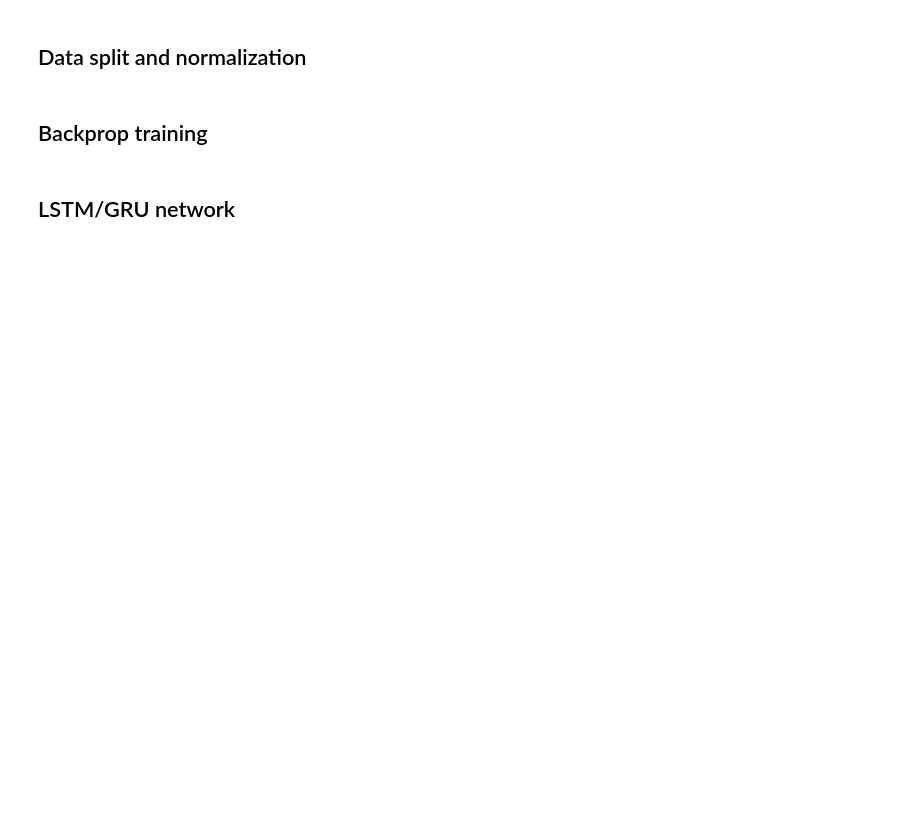
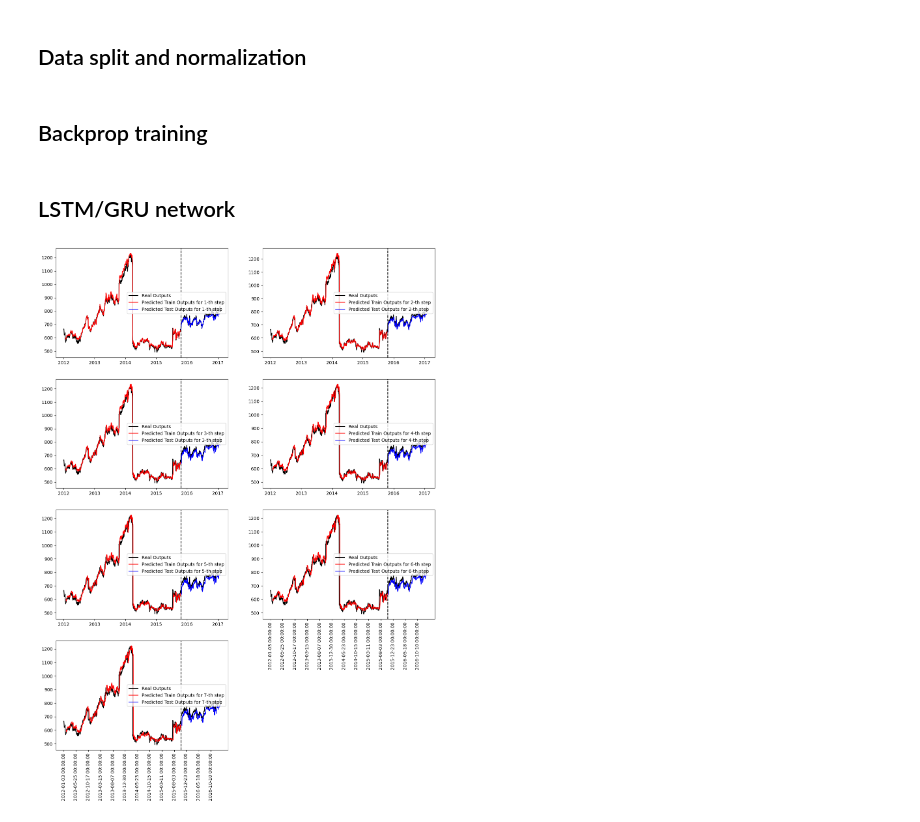
Before and after one commit to Mage-Knight/Intelligent_decision_support_systems, a Jupyter notebook: Lab3/idss-lab-3.ipynb, the cells around one changed output. Saved outputs shown, nothing was run; the diff lists cells and outputs as text; code cells hidden in the pictures; blank space fills up the shorter version.

```diff
--- a/Lab3/idss-lab-3.ipynb
+++ b/Lab3/idss-lab-3.ipynb
@@ -111,6 +127,8 @@ class TimeSeriesDataset(data.TensorDataset):
                  target_feat=TARGET_NAME):
         self.in_data_size = in_data_size
         self.out_data_size = out_data_size
+        self.used_feat = used_feat
+        self.target_feat = target_feat
         self.inputs, self.outputs = TimeSeriesDataset.to_supervised(data, in_data_size, out_data_size,
                                                                 used_feat, target_feat)
         super(TimeSeriesDataset, self).__init__(self.inputs, self.outputs)
@@ -132,9 +150,14 @@ class TimeSeriesDataset(data.TensorDataset):
             target = data[target_feat].iloc[i+in_data_size:i+in_data_size+out_data_size]
             X.append(feature.values)
             y.append(target.values)
-        X = torch.tensor(np.array(X)).view(len(data)-in_data_size-out_data_size+1, in_data_size, data.shape[1])
-        y = torch.tensor(np.array(y)).view(len(data)-in_data_size-out_data_size+1, out_data_size, 1)
-
+        X = torch.tensor(np.array(X), dtype=torch.float32).view(len(data)-in_data_size-out_data_size+1,\
+                                                                in_data_size, len(used_feat))
+        if type(target_feat)==str:
+            y = torch.tensor(np.array(y), dtype=torch.float32).view(len(data)-in_data_size-out_data_size+1,\
+                                                                    out_data_size)
+        else:
+            y = torch.tensor(np.array(y), dtype=torch.float32).view(len(data)-in_data_size-out_data_size+1,\
+                                                                    out_data_size, len(target_feat))
 #         assert X.shape == (len(data)-in_data_size-out_data_size+1, in_data_size, data.shape[1])
 #         assert y.shape == (len(data)-in_data_size-out_data_size+1, out_data_size, 1)
         return X, y
@@ -144,13 +167,13 @@ class TimeSeriesDataset(data.TensorDataset):
         assert self.inputs.shape[0] == self.outputs.shape[0]
         return self.inputs.shape[0]
 
-    def __getitem__(self, idx)
+    def __getitem__(self, idx):
         return self.inputs[idx], self.outputs[idx]
 
 train_set_norm = TimeSeriesDataset(df_train_norm, IN_QUANT, OUT_QUANT)
-test_set_norm = TimeSeriesDataset(pd.concatenate((df_train_norm.iloc[-IN_QUANT:],df_test_norm), axis=1),
+test_set_norm = TimeSeriesDataset(pd.concat((df_train_norm.iloc[-IN_QUANT:],df_test_norm)),
                              IN_QUANT, OUT_QUANT)
-test_set = TimeSeriesDataset(pd.concatenate((df_train.iloc[-IN_QUANT:],df_test), axis=1),
+test_set = TimeSeriesDataset(pd.concat((df_train.iloc[-IN_QUANT:],df_test)),
                              IN_QUANT, OUT_QUANT)
 # %% [markdown]
 ## Backprop training
@@ -677,40 +734,22 @@ class LSTMEncoderDecoder(nn.Module):
 # %%
-USED_TIMESTEPS_ARR = [7, 14, 21, 28]
-NETWORK_TEMPLATE = RNNetwork().to(DEVICE)
-dict_best_steps = {}
+in_timesteps = dict_best_steps["all_features"]
+train_set_norm = TimeSeriesDataset(df_train_norm, in_timesteps, OUT_QUANT,
+                                   ALL_VARIABLE_NAMES, TARGET_NAME)
+test_set_norm = TimeSeriesDataset(pd.concat((df_train_norm.iloc[-in_timesteps:], df_test_norm)),
+                            in_timesteps, OUT_QUANT, ALL_VARIABLE_NAMES, TARGET_NAME)
+test_set = TimeSeriesDataset(pd.concat((df_train.iloc[-in_timesteps:], df_test)),
+                            in_timesteps, OUT_QUANT, ALL_VARIABLE_NAMES, TARGET_NAME)
 
-for univariate_variable in ALL_VARIABLE_NAMES:
-    best_average_rmse_test, best_prev_steps_used = BackpropTraining.find_best_model(
-            used_timesteps_arr=USED_TIMESTEPS_ARR,
-            train_data_norm=df_train_norm,
-            test_data_norm=df_test_norm,
-            test_data=df_test,
-            nnetwork_template=NETWORK_TEMPLATE,
-            epochs=50,
-            used_feat=list(univariate_variable),
-            target_feat=TARGET_NAME
-    )
+nnetwork = deepcopy(NETWORK_TEMPLATE).to(DEVICE)
+optimizer = GLOBAL_OPTIMIZER(nnetwork.parameters())
+scheduler = GLOBAL_SCHEDULER(optimizer)
 
-    dict_best_steps[univariate_variable] = best_prev_steps_used
+backprop_training = BackpropTraining(nnetwork, scheduler, GLOBAL_CRITERION, optimizer,
+    train_set_norm, test_set_norm, test_set,
+    checkpoint_dir=f"{LAB_THREE_DIR}/{type(nnetwork).__name__}_GS_checkpoints" +\
+                                     '_' + "_".join(ALL_VARIABLE_NAMES) + "/grid_search_best_cpt",
+    global_verbosity=False)
 
-    # Better run in single cells
-    train_set_norm = TimeSeriesDataset(train_data_norm, best_prev_steps_used, OUT_QUANT, univariate_variable, TARGET_NAME)
-    test_set_norm = TimeSeriesDataset(pd.concatenate((train_data_norm.iloc[-in_timesteps:], test_data_norm), axis=1),
-                                best_prev_steps_used, OUT_QUANT, univariate_variable, TARGET_NAME)
-    test_set = TimeSeriesDataset(pd.concatenate((train_data.iloc[-in_timesteps:], test_data), axis=1),
-                                best_prev_steps_used, OUT_QUANT, univariate_variable, TARGET_NAME)
-
-    nnetwork = deepcopy(NETWORK_TEMPLATE).to(DEVICE)
-    optimizer = GLOBAL_OPTIMIZER(nnetwork.parameters())
-    scheduler = GLOBAL_SCHEDULER(optimizer)
-
-    backprop_training = BackpropTraining(nnetwork, scheduler, GLOBAL_CRITERION, optimizer,
-        train_set_norm, test_set_norm, test_set,
-        checkpoint_dir=f"{LAB_THREE_DIR}/{type(nnetwork).__name__}_GS_checkpoints" +\
-                                         '_' + "_".join(used_feat) + "/grid_search_best_cpt",
-        global_verbosity=False)
-
-    rmse_train, rmse_test, rmse_test_vec = backprop_training.plot_and_test()
-    print(f"RMSE on the training set is: {rmse_train}")
-    print(f"RMSE on the testing set is: {rmse_test}")
-    print(f"RMSE for each of the 7 points on the testing set: {rmse_test_vec}")
+rmse_train, rmse_test, rmse_test_vec = backprop_training.test_and_plot()
+# %% [output]
+[figure, added]
```
Also changed, not shown: parts of 10 cells of this notebook.
